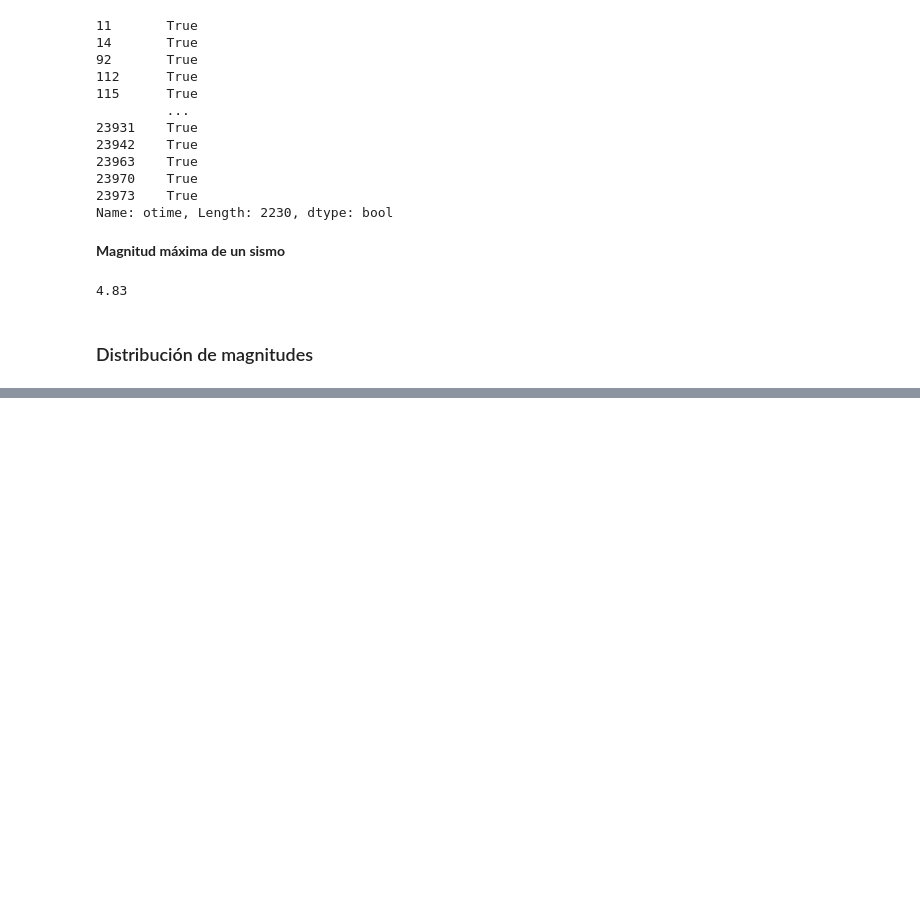
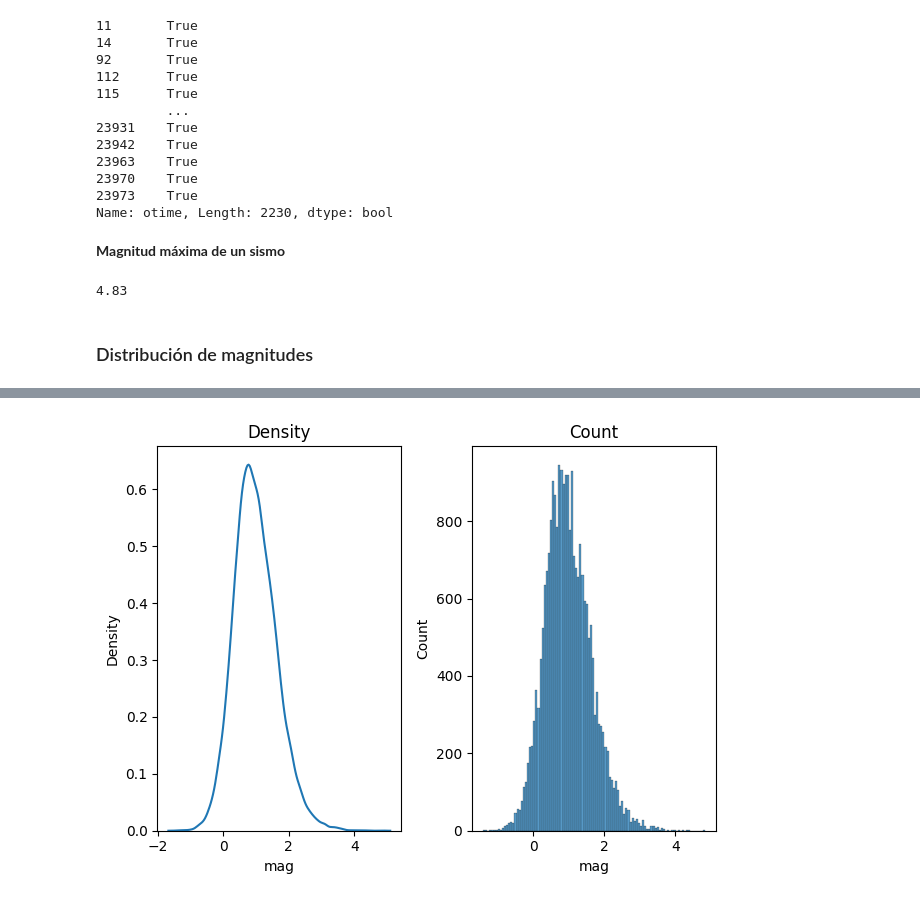
Before and after one commit to jcmefra/topicos-geofisica, a Jupyter notebook: gmt_plot.ipynb, the cells around one changed output, grey strips where cells are left out. Saved outputs shown, nothing was run; the diff lists cells and outputs as text; code cells hidden in the pictures; blank space fills up the shorter version.

```diff
--- a/gmt_plot.ipynb
+++ b/gmt_plot.ipynb
@@ -81,0 +93,4 @@ import
+# %%
+no_outliers = data['mag'] > -9.00
+data = data[no_outliers]
+data.head()
@@ -82,3 +104,17 @@ import
+# %%
+fig, axes = plt.subplots (ncols=2, nrows=1)
+
+sns.kdeplot(data = data, x = 'mag', ax=axes[0])
+axes[0].set_title("Density")
+
+sns.histplot(data = data, x = 'mag',ax=axes[1])
+axes[1].set_title("Count")
+
+plt.tight_layout()
+
+plt.show()
+# %% [output]
+[figure, added]
 # %%
 data.latitude = data['lat']
 data.longitude = data['lon']
```
Also changed, not shown: parts of 6 cells of this notebook.
